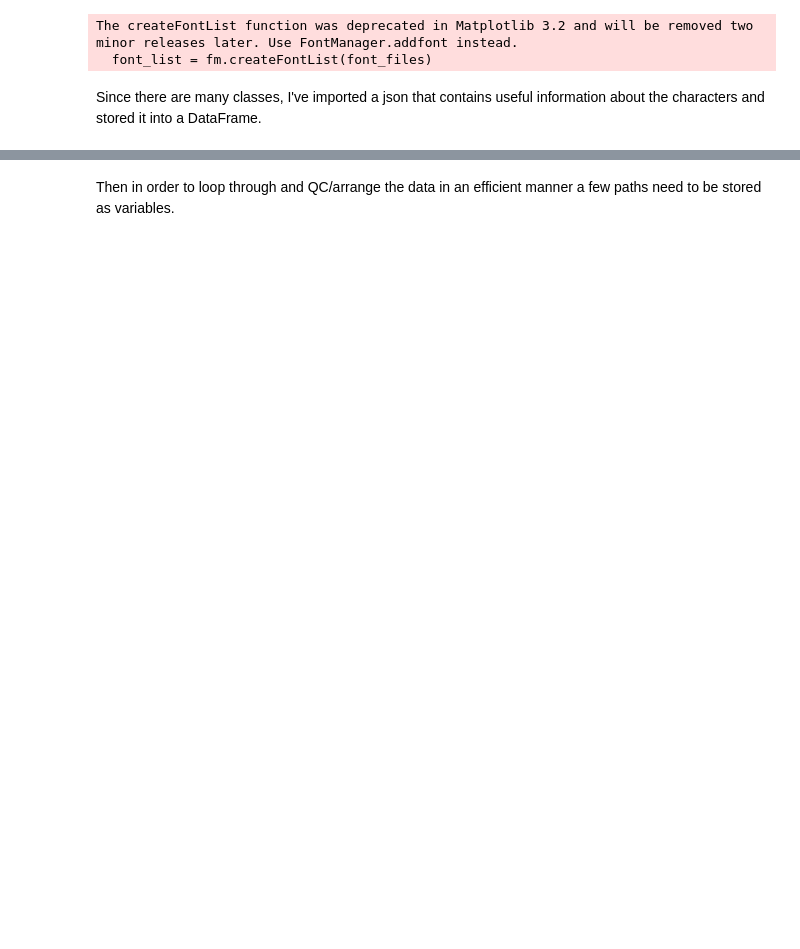
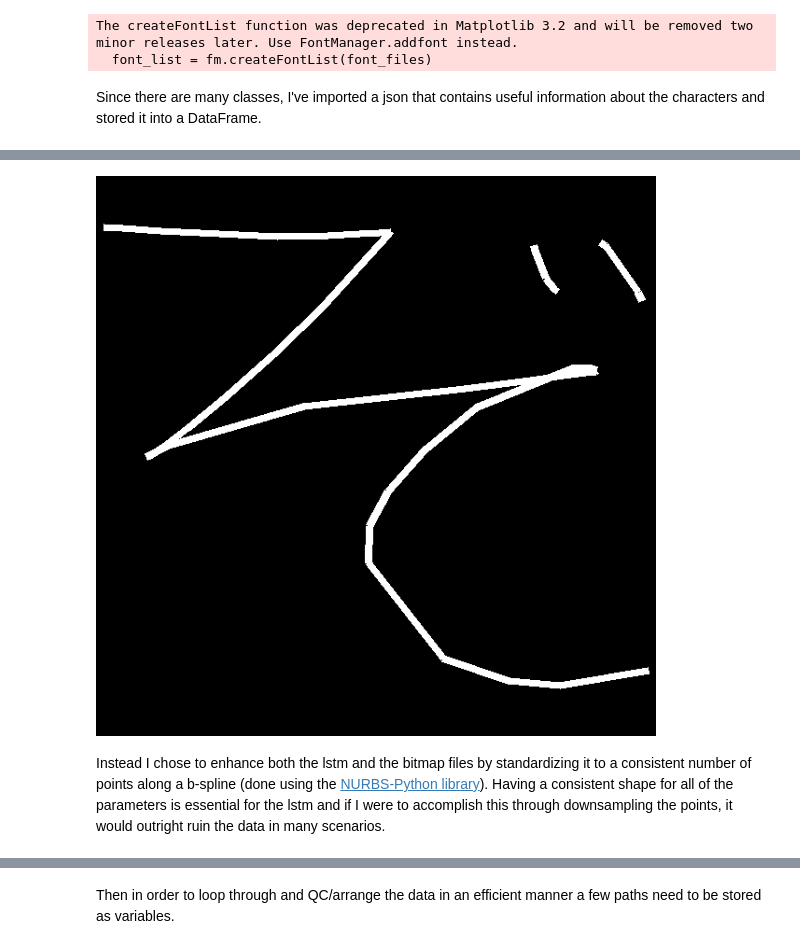
Before and after one commit to coreyryanhanson/japanese_text_classifiers, a Jupyter notebook: modeling_with_new_data.ipynb, the cells around one changed output, grey strips where cells are left out. Saved outputs shown, nothing was run; the diff lists cells and outputs as text; code cells hidden in the pictures; blank space fills up the shorter version.

```diff
--- a/modeling_with_new_data.ipynb
+++ b/modeling_with_new_data.ipynb
@@ -79,0 +86,3 @@ compound_hiragana_classes = current_hiragana_classes.iloc[46:]
+# %%
+example = load_pickle("data/choubenkyo_data/example.pickle")
+example
@@ -82,13 +109,13 @@ The first goal is to convert all the raw coordinate data collected from the phon
 # %%
+# This is the master function which references some helper functions in the cleaning_functions python file.
 def render_coordinates_file_to_img(coord_list, resolution=(28, 28), stroke_width=2):
+    """takes a list of strokes and uses Pillow's image draw function after scaling them to fill the desired resolution."""
+
+    #Scales linedata to have a centered maximum fit within the desired resoltion.
     scaled = scale_points_for_pixels(coord_list, resolution, stroke_width)
+
     img = Image.new('L', resolution, color=0)
     draw = ImageDraw.Draw(img)
     for coords in scaled:
         line_from_array(draw, coords, width=stroke_width)
     return img
-
-def create_classification_dirs(path_list, labels):
-    for path in path_list:
-        for label in labels:
-            os.makedirs(os.path.join(path, label))
@@ -94,0 +126,7 @@ def create_classification_dirs(path_list, labels):
+# %%
+example_fixed_orientation = [[1, -1] * value for key, value in sorted(example.items())]
+render_coordinates_file_to_img(example_fixed_orientation, (600, 600), 8)
+# %% [output]
+[figure, added]
+# %% [markdown]
+Instead I chose to enhance both the lstm and the bitmap files by standardizing it to a consistent number of points along a b-spline (done using the [NURBS-Python library](https://nurbs-python.readthedocs.io)). Having a consistent shape for all of the parameters is essential for the lstm and if I were to accomplish this through downsampling the points, it would outright ruin the data in many scenarios.
```
Also changed, not shown: parts of 38 cells of this notebook, 2 other files.
